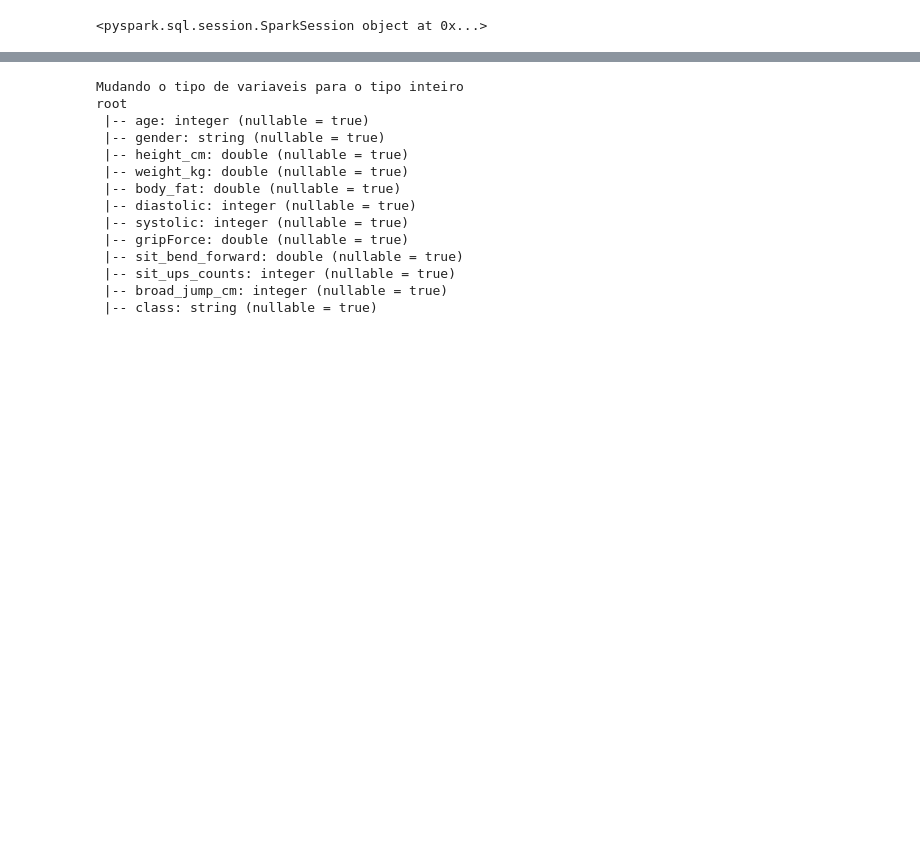
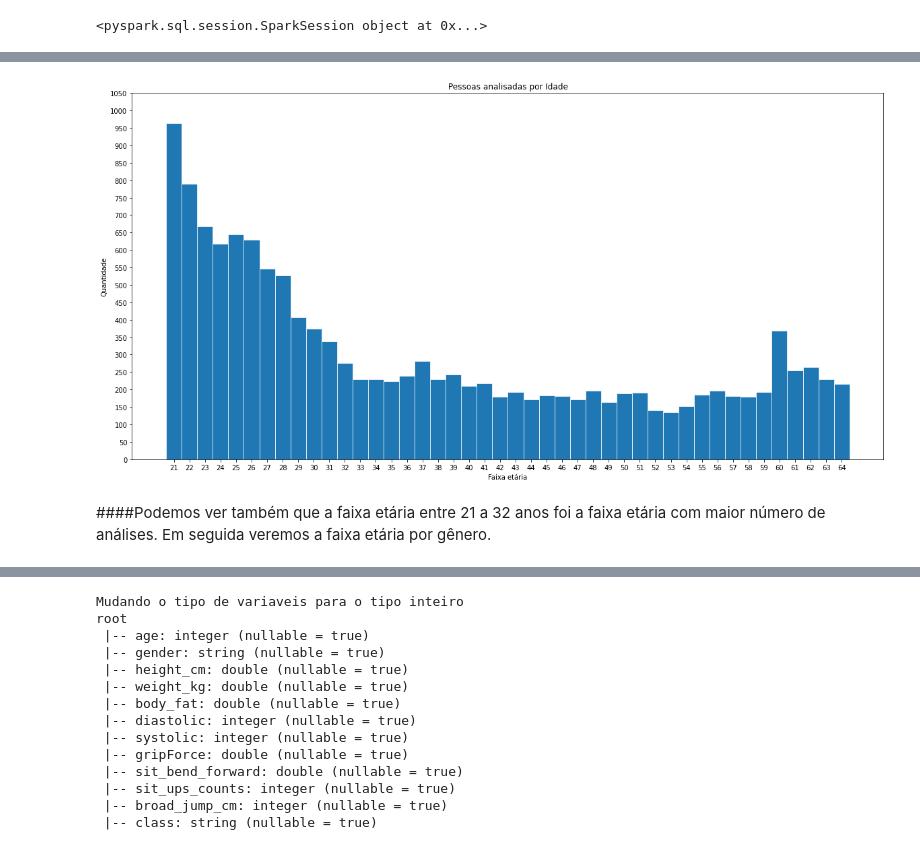
Before and after one commit to kaiovcsouza/bigdata_class, a Jupyter notebook: Trabalho_Final/T_Final_Big_Data.ipynb, the cells around one changed output, grey strips where cells are left out. Saved outputs shown, nothing was run; the diff lists cells and outputs as text; code cells hidden in the pictures; blank space fills up the shorter version.

```diff
--- a/Trabalho_Final/T_Final_Big_Data.ipynb
+++ b/Trabalho_Final/T_Final_Big_Data.ipynb
@@ -60,0 +160,19 @@ Este é a base do nosso dataset, temos 4 classes que representam a "performance"
+# %%
+x = age_qtd['age']
+y = age_qtd['qtd']
+
+fig, ax = plt.subplots(figsize=(20,10))
+
+ax.bar(x, y, width=1, edgecolor="white", linewidth=0.7)
+
+ax.set_title('Pessoas analisadas por Idade')
+ax.xaxis.set_ticks(np.arange(21, 65, 1))
+ax.set_xlabel('Faixa etária')
+ax.yaxis.set_ticks(np.arange(0, 1100, 50))
+ax.set_ylabel('Quantidade')
+
+plt.show()
+# %% [output]
+[figure, added]
+# %% [markdown]
+####Podemos ver também que a faixa etária entre 21 a 32 anos foi a faixa etária com maior número de análises. Em seguida veremos a faixa etária por gênero.
```
Also changed, not shown: parts of 46 cells of this notebook.
